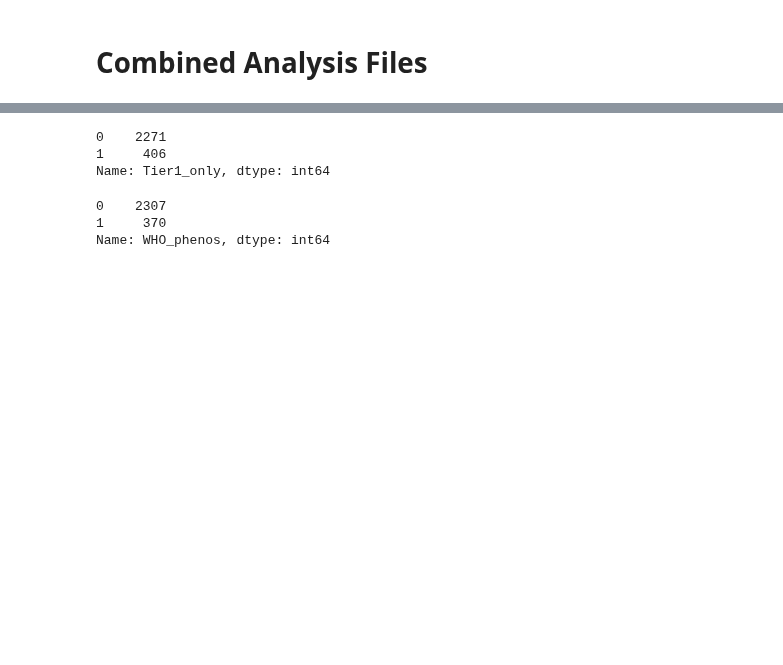
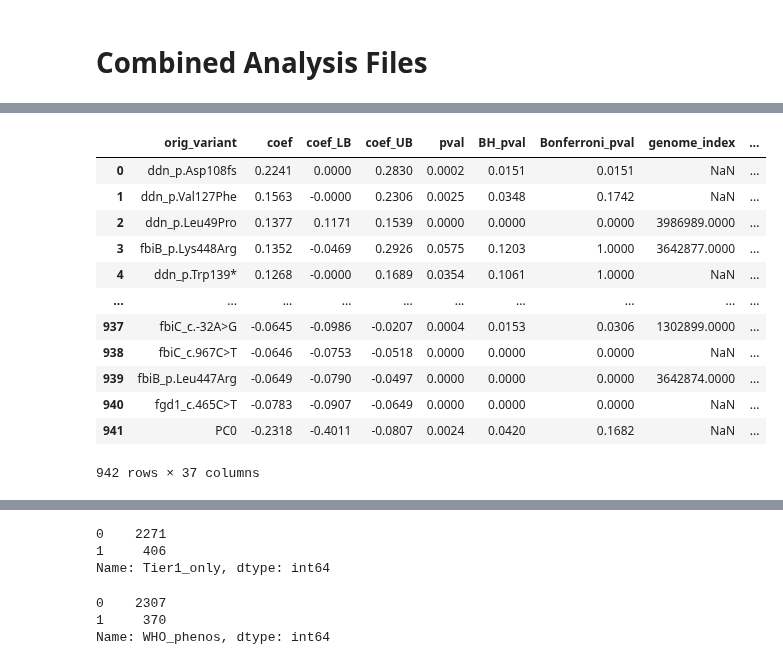
Before and after one commit to farhat-lab/who-analysis, a Jupyter notebook: analysis/analysis.ipynb, the cells around one changed output, grey strips where cells are left out. Cells and saved outputs as stored; diff of their text form; code cells hidden in the pictures; blank space fills up the shorter version.

Commit message:
merged final analysis with effect annotations

```diff
--- a/analysis/analysis.ipynb
+++ b/analysis/analysis.ipynb
@@ -16,12 +16,12 @@ pd.set_option('display.float_format', lambda x: '%.4f' % x)
 # %% [markdown]
 # Combined Analysis Files
 # %%
-drug = "Moxifloxacin"
-mxf_analysis = pd.read_csv(f"/n/data1/hms/dbmi/farhat/ye12/who/analysis/{drug}/final_analysis.csv")
+drug = "Delamanid"
+analysis = pd.read_csv(f"/n/data1/hms/dbmi/farhat/ye12/who/analysis/{drug}/final_analysis.csv")
 
-drug = "Levofloxacin"
-lev_analysis = pd.read_csv(f"/n/data1/hms/dbmi/farhat/ye12/who/analysis/{drug}/final_analysis.csv")
+# drug = "Levofloxacin"
+# lev_analysis = pd.read_csv(f"/n/data1/hms/dbmi/farhat/ye12/who/analysis/{drug}/final_analysis.csv")
 
-drug = "Amikacin"
-ami_analysis = pd.read_csv(f"/n/data1/hms/dbmi/farhat/ye12/who/analysis/{drug}/final_analysis.csv")
+# drug = "Amikacin"
+# ami_analysis = pd.read_csv(f"/n/data1/hms/dbmi/farhat/ye12/who/analysis/{drug}/final_analysis.csv")
 # %%
@@ -58,0 +37,16 @@ mxf_analysis.query("Tier1_only==0 & WHO_phenos==0 & poolLOF==0")
+# %%
+analysis
+# %% [output]
+|  | orig_variant | coef | coef_LB | coef_UB | pval | BH_pval | Bonferroni_pval | genome_index | ... |
+| 0 | ddn_p.Asp108fs | 0.2241 | 0.0000 | 0.2830 | 0.0002 | 0.0151 | 0.0151 | NaN | ... |
+| 1 | ddn_p.Val127Phe | 0.1563 | -0.0000 | 0.2306 | 0.0025 | 0.0348 | 0.1742 | NaN | ... |
+| 2 | ddn_p.Leu49Pro | 0.1377 | 0.1171 | 0.1539 | 0.0000 | 0.0000 | 0.0000 | 3986989.0000 | ... |
+| 3 | fbiB_p.Lys448Arg | 0.1352 | -0.0469 | 0.2926 | 0.0575 | 0.1203 | 1.0000 | 3642877.0000 | ... |
+| 4 | ddn_p.Trp139* | 0.1268 | -0.0000 | 0.1689 | 0.0354 | 0.1061 | 1.0000 | NaN | ... |
+| ... | ... | ... | ... | ... | ... | ... | ... | ... | ... |
+| 937 | fbiC_c.-32A>G | -0.0645 | -0.0986 | -0.0207 | 0.0004 | 0.0153 | 0.0306 | 1302899.0000 | ... |
+| 938 | fbiC_c.967C>T | -0.0646 | -0.0753 | -0.0518 | 0.0000 | 0.0000 | 0.0000 | NaN | ... |
+| 939 | fbiB_p.Leu447Arg | -0.0649 | -0.0790 | -0.0497 | 0.0000 | 0.0000 | 0.0000 | 3642874.0000 | ... |
+| 940 | fgd1_c.465C>T | -0.0783 | -0.0907 | -0.0649 | 0.0000 | 0.0000 | 0.0000 | NaN | ... |
+| 941 | PC0 | -0.2318 | -0.4011 | -0.0807 | 0.0024 | 0.0420 | 0.1682 | NaN | ... |
+942 rows × 37 columns
```
Also changed, not shown: parts of 6 cells of this notebook, 8 other files.
